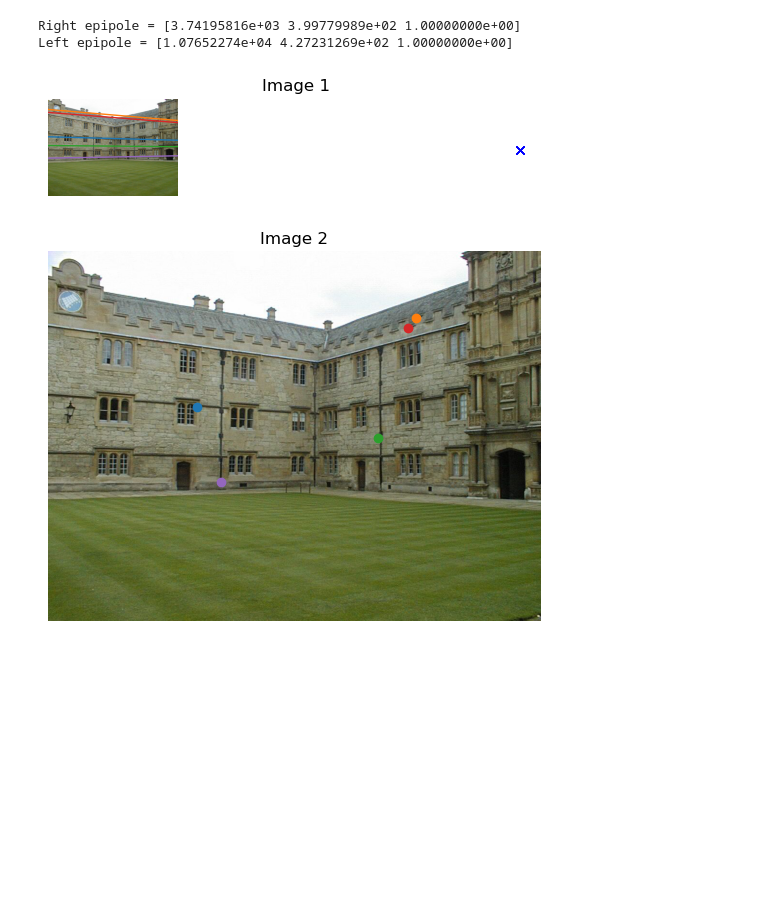
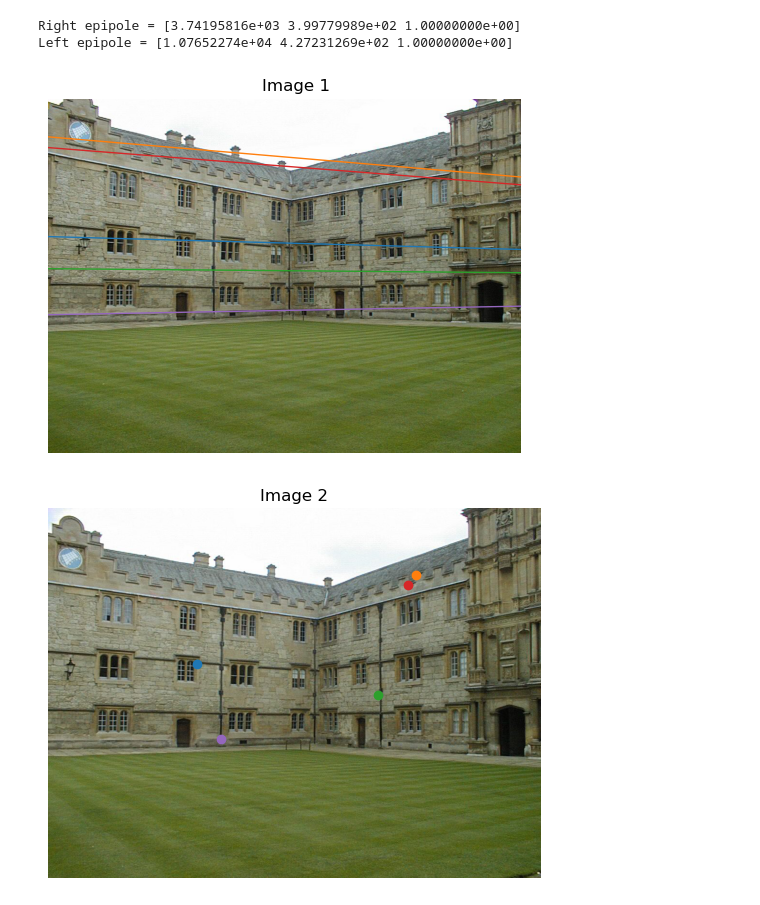
Before and after one commit to alicefornaciari/CV_2022, a Jupyter notebook: Assignment2.ipynb, the cells around one changed output. Saved outputs shown, nothing was run; the diff lists cells and outputs as text; code cells hidden in the pictures; blank space fills up the shorter version.

```diff
--- a/Assignment2.ipynb
+++ b/Assignment2.ipynb
@@ -58,30 +58,30 @@ Left epipole = [1.07652274e+04 4.27231269e+02 1.00000000e+00]
 # %%
 plt.figure()
 plt.imshow(img1)
 plt.title('Image 1')
 
 # plot each line individually, this gives nice colors --> Right side
 for i in range(100, 105):
-    plot_epipolar_line(img1, F.T, x2[:, i], e_r, show_epipole=True) #it was e before
+    plot_epipolar_line(img1, F.T, x2[:, i], e_r, show_epipole=False) #it was e before
 
 # plot each line individually --> Left side
 # for i in range(100, 105):
 #     plot_epipolar_line(img2, F.T, x2[:, i], e_l, ax=None, show_epipole=False)
 
 plt.axis('off')
 plt.figure()
 plt.imshow(img2)
 plt.title('Image 2')
 
 #for i in range(100, 105):
 #    plot_epipolar_line(img2, F.T, x2[:, i], e_left, ax=None, show_epipole=True)
 
 # plot each point individually, this gives same colors as the lines
 for i in range(100, 105):
     plt.plot(x2[0, i], x2[1, i], 'o')
     plt.axis('off')
 # %% [output]
-[figure, old version]
+[figure, new version]
 [figure]
 # %%
 # ????????? cosa devo fare???????????
```
Also changed, not shown: parts of 2 cells of this notebook, 1 other file.
